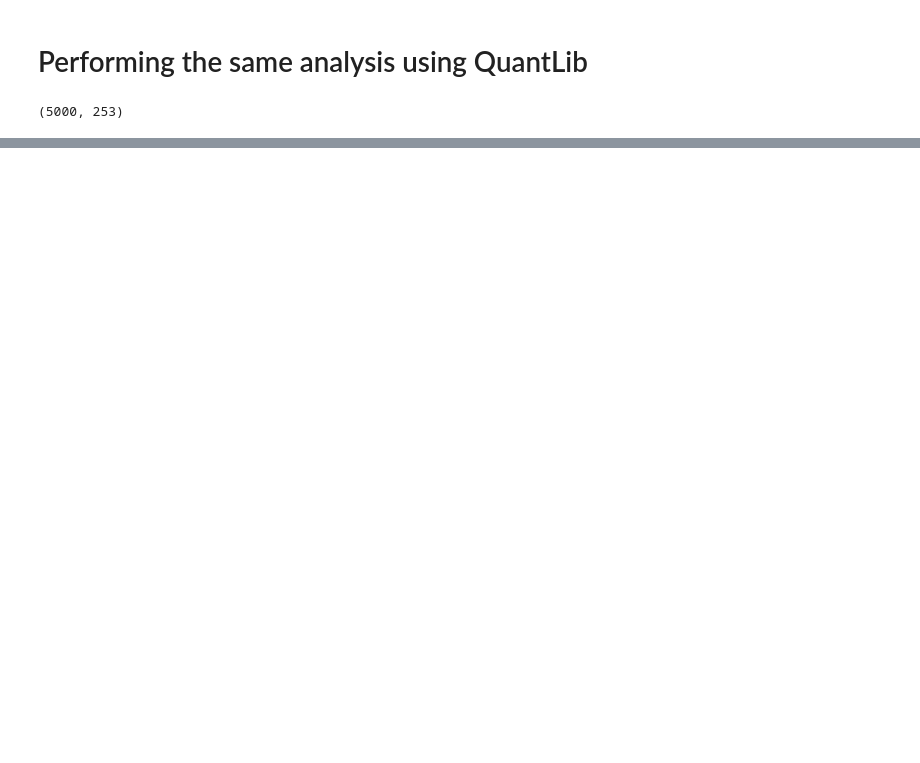
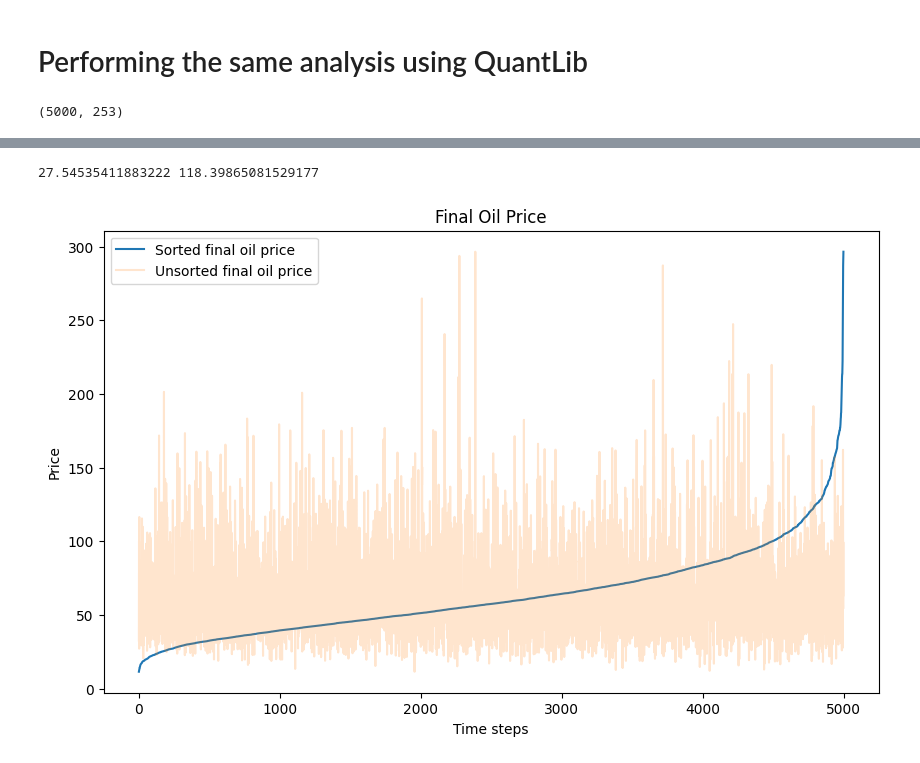
Before and after one commit to maxthebigcoda/Commodity-Modelling-Monte-Carlo-, a Jupyter notebook: Monte_Carlo.ipynb, the cells around one changed output, grey strips where cells are left out. Saved outputs shown, nothing was run; the diff lists cells and outputs as text; code cells hidden in the pictures; blank space fills up the shorter version.

Commit message:
Plotted final price distribution including average and 5th and 95th percentiles.

```diff
--- a/Monte_Carlo.ipynb
+++ b/Monte_Carlo.ipynb
@@ -214,0 +219,23 @@ plt.show()
+# %%
+final_prices = paths[:,-1]
+avg_final_price = np.mean(final_prices)
+
+#confidence intervals
+lower_percentile = np.percentile(final_prices,5)
+upper_percentile = np.percentile(final_prices,95)
+
+# print(avg_final_price)
+print(lower_percentile,upper_percentile)
+# %% [output]
+27.54535411883222 118.39865081529177
+# %%
+plt.figure(figsize=(10,6))
+plt.plot(sorted(final_prices),label = "Sorted final oil price")
+plt.plot((final_prices),alpha = 0.2,label = "Unsorted final oil price")
+plt.title("Final Oil Price")
+plt.xlabel("Time steps")
+plt.ylabel("Price")
+plt.legend()
+plt.show()
+# %% [output]
+[figure, added]
```
Also changed, not shown: parts of 10 cells of this notebook.
